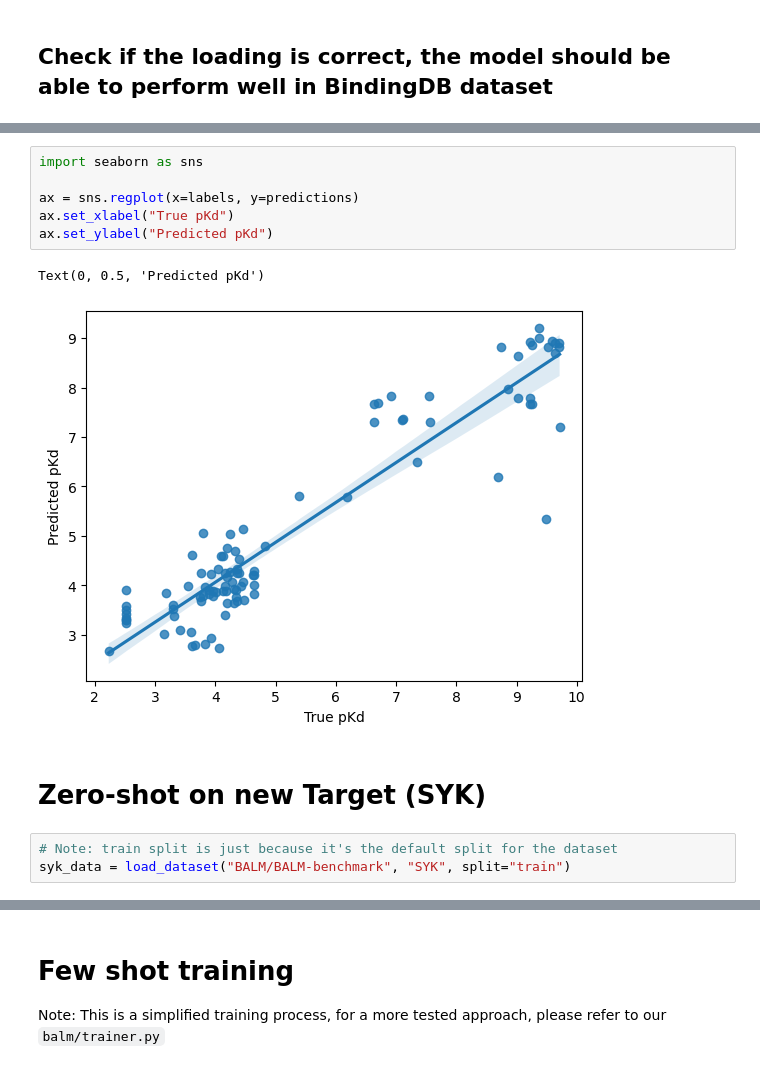
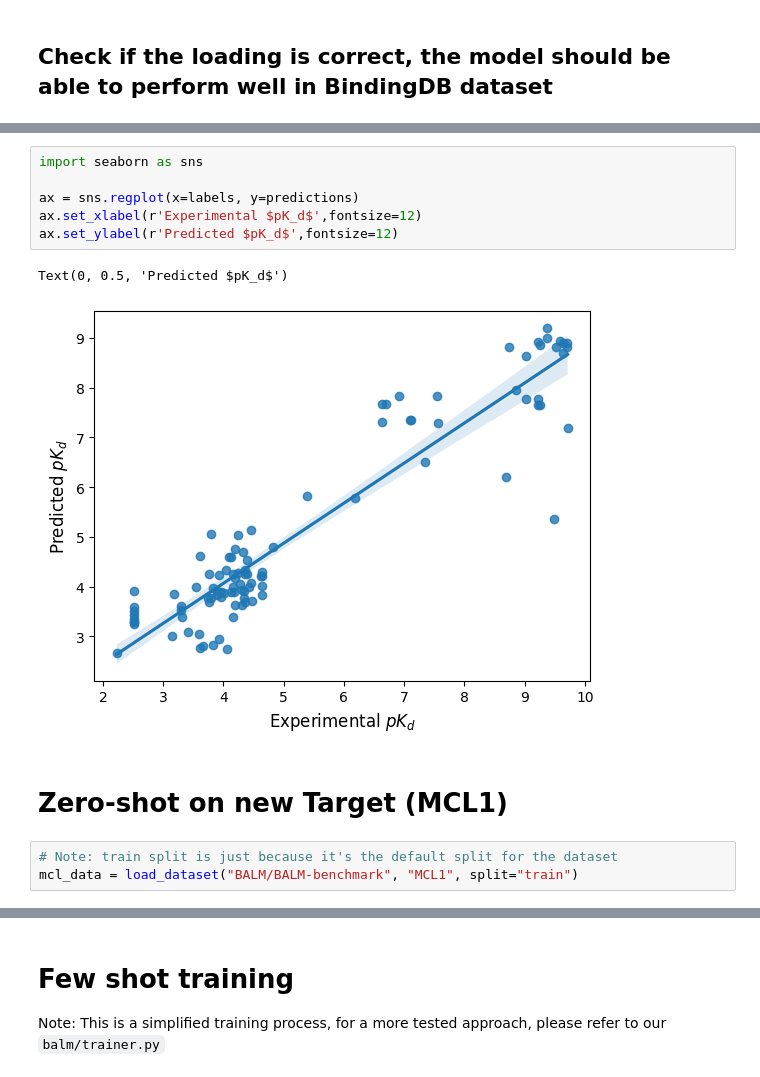
Before and after one commit to meyresearch/BALM, a Jupyter notebook: scripts/notebooks/few_shot_demo.ipynb, the cells around one changed output, grey strips where cells are left out. Cells and saved outputs as stored; diff of their text form.

```diff
--- a/scripts/notebooks/few_shot_demo.ipynb
+++ b/scripts/notebooks/few_shot_demo.ipynb
@@ -96,16 +149,16 @@ Time taken for 100 protein-ligand pairs: 33.291866064071655
 # %%
 import seaborn as sns
 
 ax = sns.regplot(x=labels, y=predictions)
-ax.set_xlabel("True pKd")
-ax.set_ylabel("Predicted pKd")
+ax.set_xlabel(r'Experimental $pK_d$',fontsize=12)
+ax.set_ylabel(r'Predicted $pK_d$',fontsize=12)
 # %% [output]
-Text(0, 0.5, 'Predicted pKd')
+Text(0, 0.5, 'Predicted $pK_d$')
-[figure, old version]
+[figure, new version]
 # %% [markdown]
-# Zero-shot on new Target (SYK)
+# Zero-shot on new Target (MCL1)
 # %%
 # Note: train split is just because it's the default split for the dataset
-syk_data = load_dataset("BALM/BALM-benchmark", "SYK", split="train")
+mcl_data = load_dataset("BALM/BALM-benchmark", "MCL1", split="train")
 # %%
 start = time.time()
```
Also changed, not shown: parts of 15 cells of this notebook, 4 other files.
